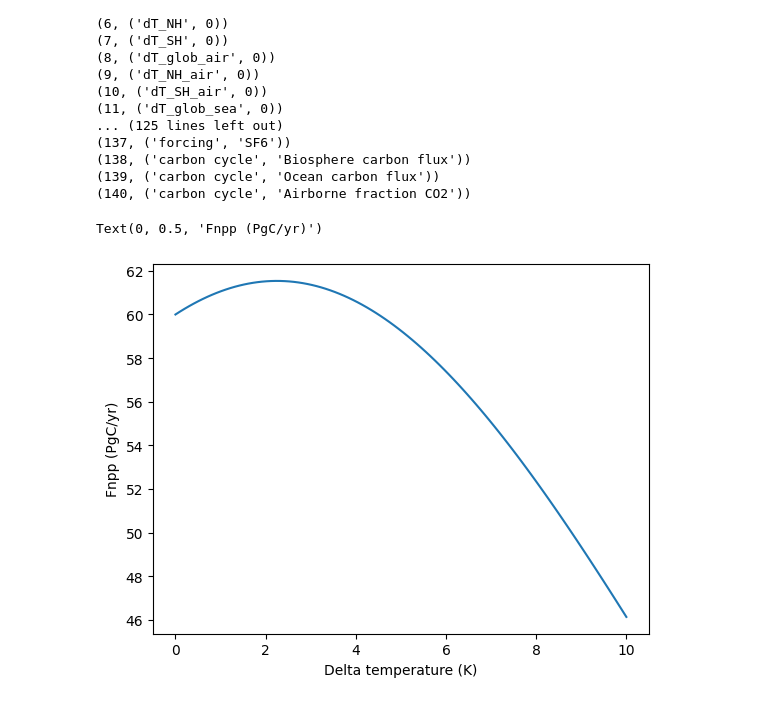
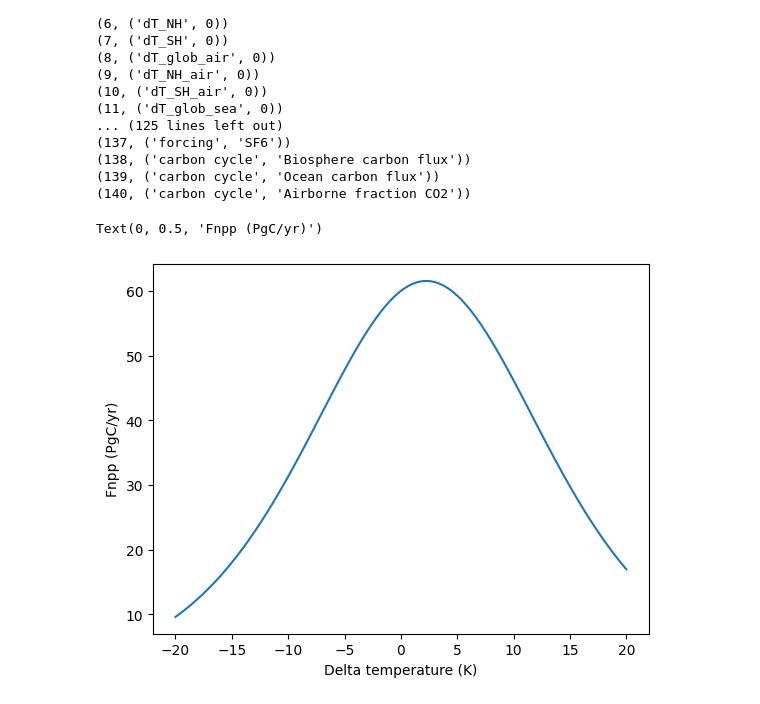
Before and after one commit to ciceroOslo/ciceroscm, a Jupyter notebook: notebooks/CSCM_example_directinput.ipynb, the cells around one changed output. Cells and saved outputs as stored; diff of their text form; code cells hidden in the pictures.

```diff
--- a/notebooks/CSCM_example_directinput.ipynb
+++ b/notebooks/CSCM_example_directinput.ipynb
@@ -251,29 +254,3 @@ for i in enumerate(df_temp.columns):
 (138, ('carbon cycle', 'Biosphere carbon flux'))
 (139, ('carbon cycle', 'Ocean carbon flux'))
 (140, ('carbon cycle', 'Airborne fraction CO2'))
-# %%
-
-def fnpp_from_temp(dtemp=0,npp0=60,t_half=0.5,w_sigmoid=7, t_threshold=4, w_threshold=7):
-    """
-    Linear temperature dependence function for fnpp
-
-    Parameters
-    ----------
-    fnpp_temp_coeff : float
-        Coefficient of linear growth / decline of
-        fnpp with temperature change
-    dtemp : float
-        Degrees of temperature since start of run
-
-    Returns
-    -------
-    float
-        fnpp at given temperature for assumed linear
-        relationship
-    """
-
-    sigmoid = lambda x: 1 / (1 + np.exp(-((x - t_half )/w_sigmoid)))  # Sigmoid function
-    threshold = lambda x: 1-1/(1 + np.exp(-((x - t_threshold)/w_threshold)))  # Threshold function
-    baseline=npp0/(sigmoid(0)*threshold(0))
-
-    return baseline * sigmoid(dtemp) * threshold(dtemp)
@@ -280,11 +259,11 @@ def fnpp_from_temp(dtemp=0,npp0=60,t_half=0.5,w_sigmoid=7, t_threshold=4, w_thre
 # %%
 import numpy as np
 # %%
-t=np.linspace(0,10,100)
+t=np.linspace(-20,20,100)
 f=fnpp_from_temp(t)
 plt.plot(t,f)
 plt.xlabel('Delta temperature (K)')
 plt.ylabel('Fnpp (PgC/yr)')
 # %% [output]
 Text(0, 0.5, 'Fnpp (PgC/yr)')
-[figure, old version]
+[figure, new version]
```
Also changed, not shown: parts of 6 cells of this notebook, 2 other files.
